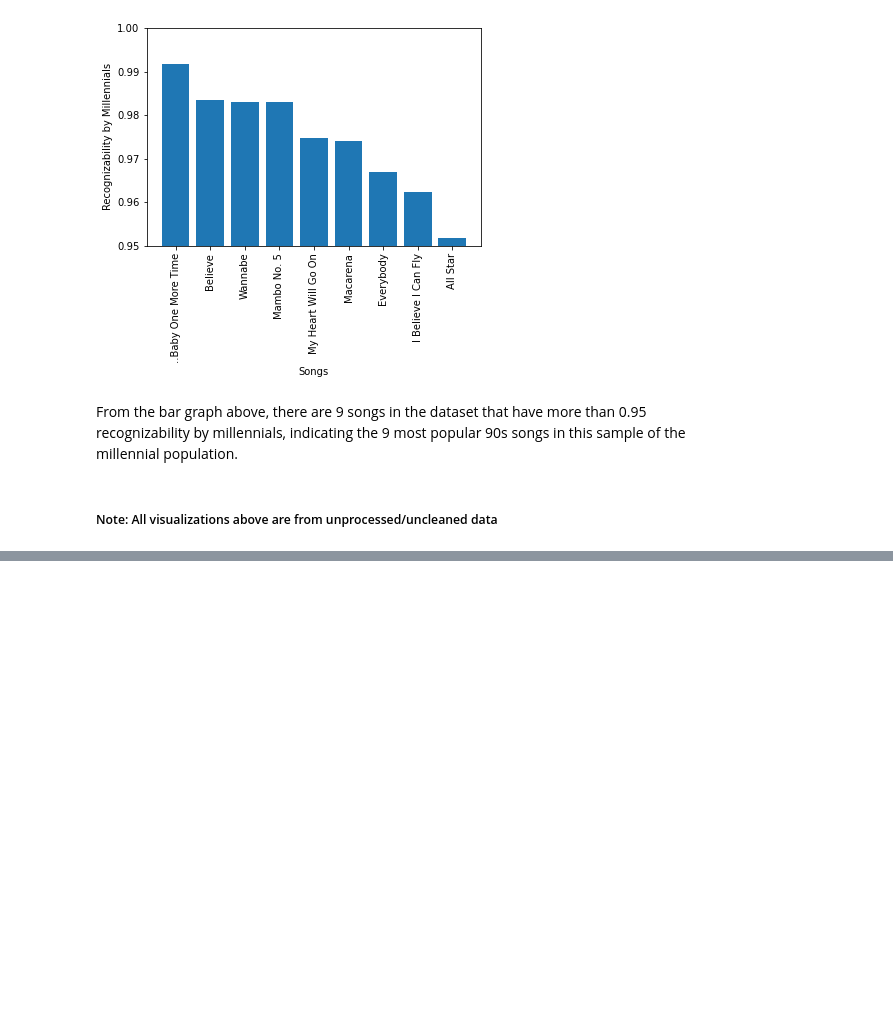
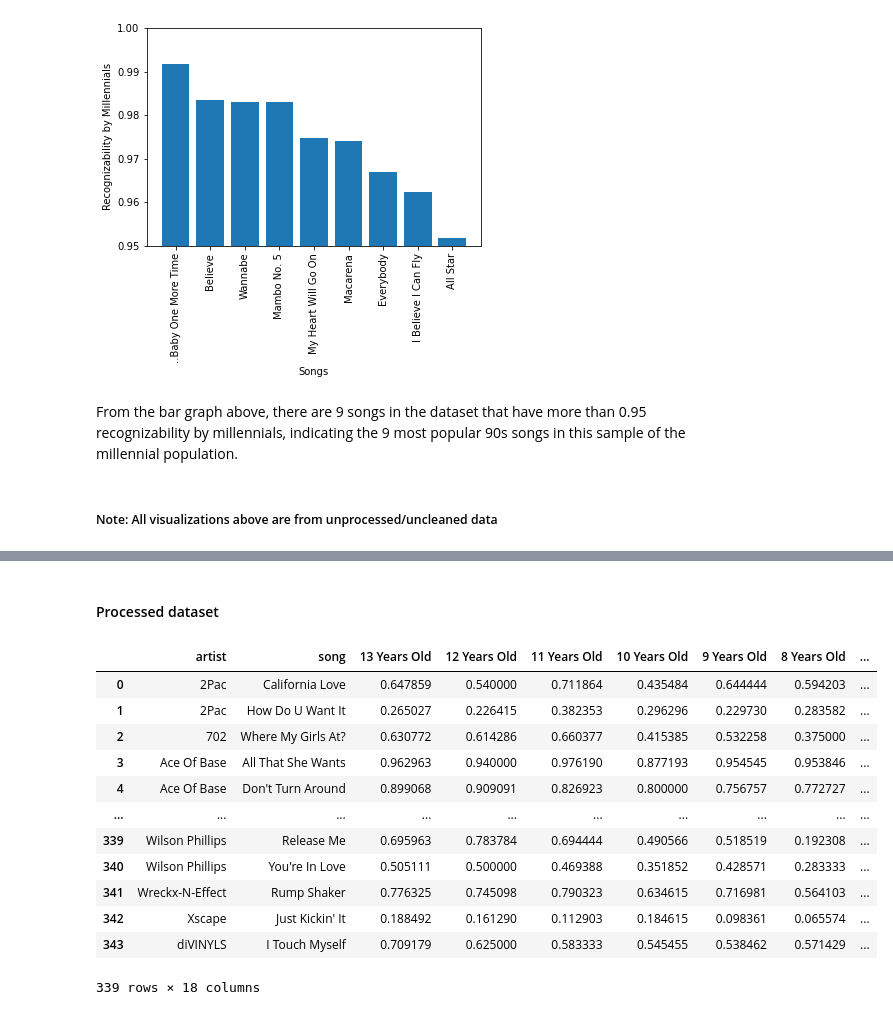
Before and after one commit to data301-2021-winter1/project-group41-project, a Jupyter notebook: notebooks/analysis1.ipynb, the cells around one changed output, grey strips where cells are left out. Drawn from its saved outputs; the diff is of its cells as text; code cells hidden in the pictures; blank space fills up the shorter version.

```diff
--- a/notebooks/analysis1.ipynb
+++ b/notebooks/analysis1.ipynb
@@ -185,0 +192,5 @@ From the bar graph above, there are 9 songs in the dataset that have more than 0
+# %%
+import project_functions1 as p1
+data_1 = "../data/raw/time_series_90s.csv"
+data_2 = "../data/raw/recognition_by_generation.csv"
+p1.unprocessed(data_1)
@@ -185,0 +227,19 @@ From the bar graph above, there are 9 songs in the dataset that have more than 0
+# %% [markdown]
+#### Processed dataset
+# %%
+df_pro = p1.load_and_process(data_1,data_2)
+df_pro
+# %% [output]
+|  | artist | song | 13 Years Old | 12 Years Old | 11 Years Old | 10 Years Old | 9 Years Old | 8 Years Old | ... |
+| 0 | 2Pac | California Love | 0.647859 | 0.540000 | 0.711864 | 0.435484 | 0.644444 | 0.594203 | ... |
+| 1 | 2Pac | How Do U Want It | 0.265027 | 0.226415 | 0.382353 | 0.296296 | 0.229730 | 0.283582 | ... |
+| 2 | 702 | Where My Girls At? | 0.630772 | 0.614286 | 0.660377 | 0.415385 | 0.532258 | 0.375000 | ... |
+| 3 | Ace Of Base | All That She Wants | 0.962963 | 0.940000 | 0.976190 | 0.877193 | 0.954545 | 0.953846 | ... |
+| 4 | Ace Of Base | Don't Turn Around | 0.899068 | 0.909091 | 0.826923 | 0.800000 | 0.756757 | 0.772727 | ... |
+| ... | ... | ... | ... | ... | ... | ... | ... | ... | ... |
+| 339 | Wilson Phillips | Release Me | 0.695963 | 0.783784 | 0.694444 | 0.490566 | 0.518519 | 0.192308 | ... |
+| 340 | Wilson Phillips | You're In Love | 0.505111 | 0.500000 | 0.469388 | 0.351852 | 0.428571 | 0.283333 | ... |
+| 341 | Wreckx-N-Effect | Rump Shaker | 0.776325 | 0.745098 | 0.790323 | 0.634615 | 0.716981 | 0.564103 | ... |
+| 342 | Xscape | Just Kickin' It | 0.188492 | 0.161290 | 0.112903 | 0.184615 | 0.098361 | 0.065574 | ... |
+| 343 | diVINYLS | I Touch Myself | 0.709179 | 0.625000 | 0.583333 | 0.545455 | 0.538462 | 0.571429 | ... |
+339 rows × 18 columns
```
Also changed, not shown: parts of 9 cells of this notebook, 1 other file.
